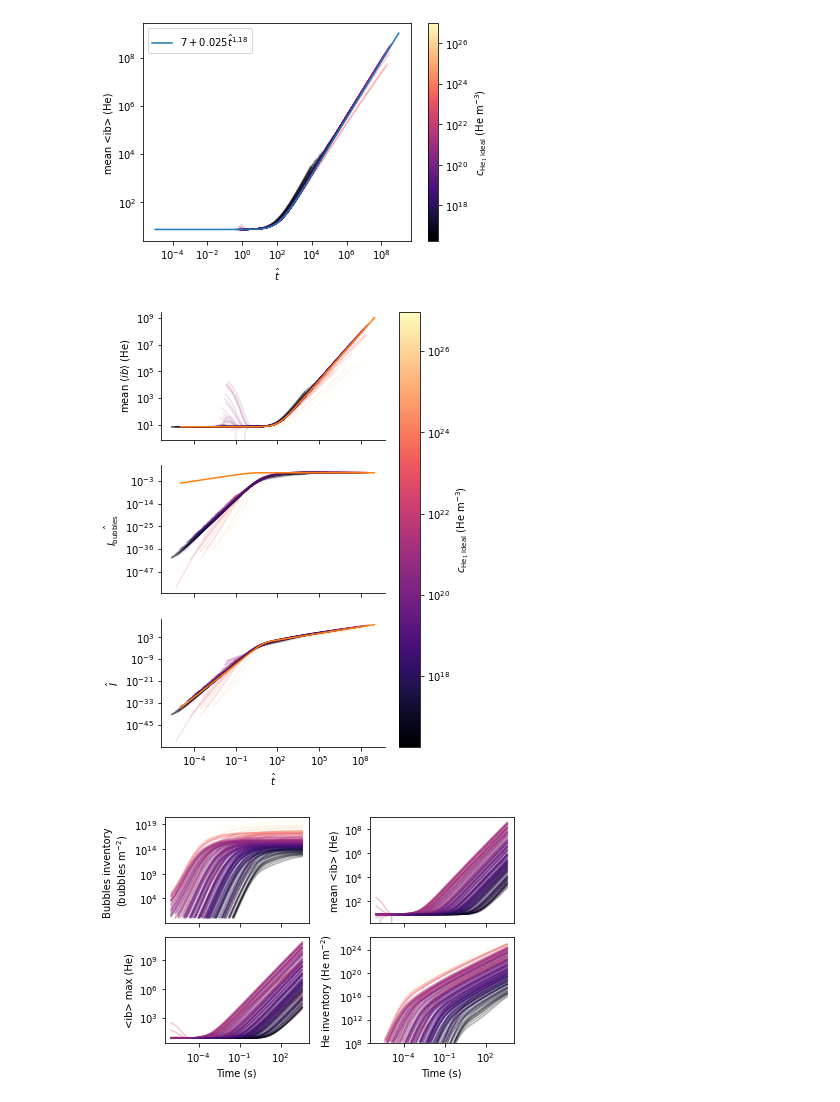
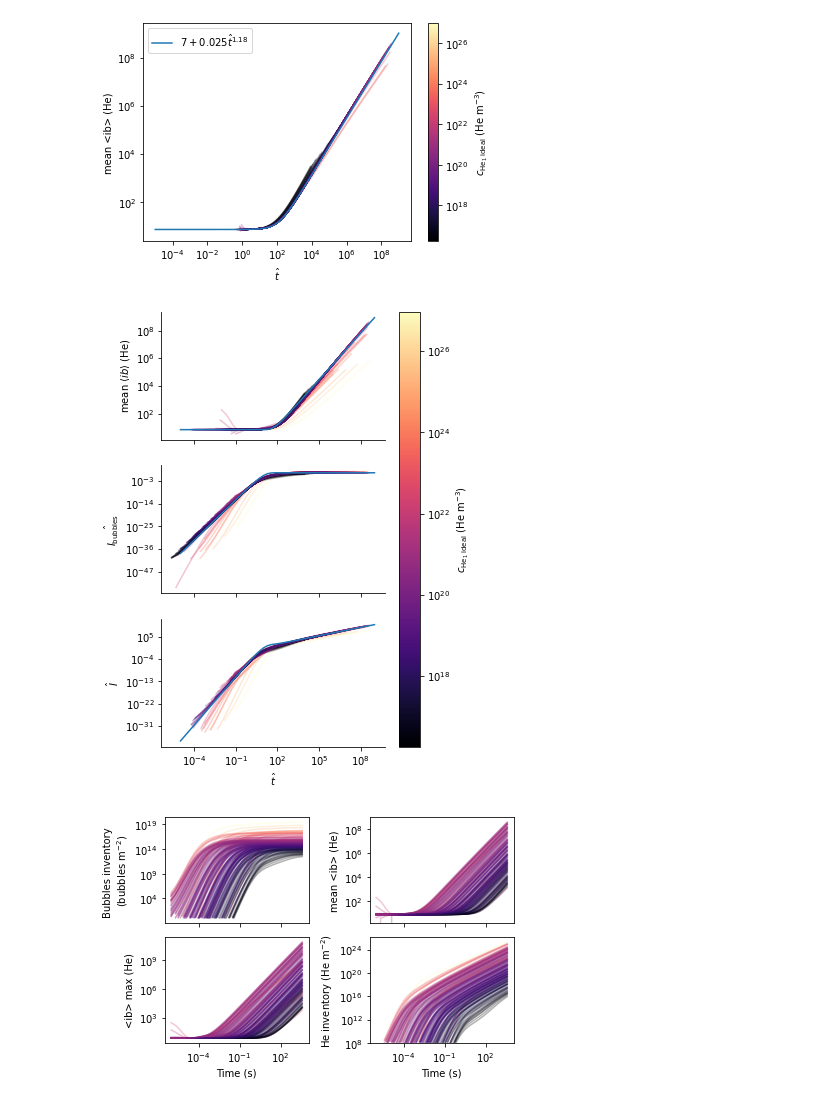
Before and after one commit to RemDelaporteMathurin/he_fenics, a Jupyter notebook: plot_time_dependent_quantities.ipynb, the cells around one changed output. Cells and saved outputs as stored; diff of their text form; code cells hidden in the pictures.

```diff
--- a/plot_time_dependent_quantities.ipynb
+++ b/plot_time_dependent_quantities.ipynb
@@ -215,33 +215,35 @@ def normalised_inv(I, data):
     return I/c_he_ideal(data)/charact_length(data)
 
 t_fit = np.logspace(-5, 9)
-# fit for inventory adimensionalised
-a = 2
-b = 6
-t_c = 10
-ratio = 0.4
+# # fit for inventory adimensionalised
+# a = 2
+# b = 6
+# t_c = 10
+# ratio = 0.4
 
-inv = a*(t_fit/t_c)**b/((1 + (t_fit/t_c)**2)**(b*ratio))
-# fit for mean ib adimensionalised
-ib_0 = 7
-ib_a = 0.025
-ib_b = 1.18
-ib = ib_0 + ib_a*t_fit**ib_b
+# inv = a*(t_fit/t_c)**b/((1 + (t_fit/t_c)**2)**(b*ratio))
+# # fit for mean ib adimensionalised
+# ib_0 = 7
+# ib_a = 0.025
+# ib_b = 1.18
+# ib = ib_0 + ib_a*t_fit**ib_b
 # fit for I bubbles adimensionalised
+ib = 7/(1 - np.exp(-100/t_fit**1.12))
 
-# bubbles_fit = inv/ib
 
-bubbles_fit = 10*(1 - np.exp(-t_fit))
+bubbles_fit = 10*(1 - np.exp(-t_fit/10))**6.5
+
+inv = bubbles_fit * ib
 
 fig, axs = plt.subplots(nrows=3, ncols=1, sharex=True, figsize=(5, 8))
-alpha = 0.15
-colour_fits = "tab:orange"
+alpha = 0.3
+colour_fits = "tab:blue"
 plt.sca(axs[0])
 for d in data:
+    indices = np.where((d['x_max_ib'] < 7e-9) & (d["mean_ib"] > 0))
     t = normalised_t(d)
-    plt.plot(t, d["mean_ib"], alpha=alpha, color=colorbar(d["color"]))
+    plt.plot(t[indices], d["mean_ib"][indices], alpha=alpha, color=colorbar(d["color"]))
 
-label_equation_ib = "$" + "{}".format(ib_0) + " + {}".format(ib_a) + "\hat{t}" + "^{}".format(ib_b) + "$"
 plt.plot(t_fit, ib, color=colour_fits)
 
 plt.ylabel(r"mean $\langle ib \rangle$ (He)")
@@ -256,35 +258,36 @@ for d in data:
     plt.plot(t[indices], inv_bubble[indices], alpha=alpha, color=colorbar(d["color"]))
 plt.yscale("log")
 plt.ylabel(r"$\hat{I_\mathrm{bubbles}}$")
 
 plt.plot(t_fit, bubbles_fit, color=colour_fits)
 
+
 plt.sca(axs[2])
 for d in data:
     t = normalised_t(d)
     inventory = normalised_inv(d['inventory'], d)
 
-    indices = np.where(d['inventory'] > 0)
+    indices = np.where((d['inventory'] > 0) & (d['x_max_ib'] < 7e-9))
     plt.plot(t[indices], inventory[indices], alpha=alpha, color=colorbar(d["color"]))
 plt.yscale("log")
 plt.ylabel(r"$\hat{I}$")
 
 plt.plot(t_fit, inv, color=colour_fits)
 
 plt.xlabel("$\hat{t}$")
 
 
 sm = plt.cm.ScalarMappable(cmap=colorbar, norm=LogNorm(vmin=10**min_indicator, vmax=10**max_indicator))
 plt.colorbar(sm, label="$c_{\mathrm{He_1 \; ideal}}$ (He m$^{-3}$)", ax=axs)
 
 for ax in axs:
     ax.spines.right.set_visible(False)
     ax.spines.top.set_visible(False)
 
 plt.savefig("Figures/dimensionless_quantities.pdf", bbox_inches='tight')
 plt.savefig("Figures/dimensionless_quantities.svg", bbox_inches='tight')
 # %% [output]
-[figure, old version]
+[figure, new version]
 # %%
 fig, ((ax1, ax2), (ax3, ax4)) = plt.subplots(2, 2, sharex="col")
 
```
